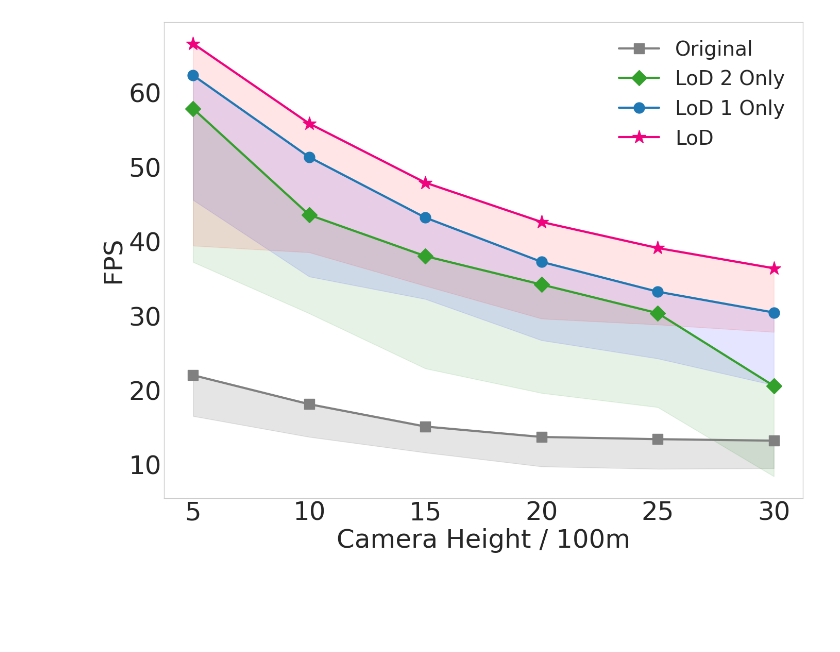
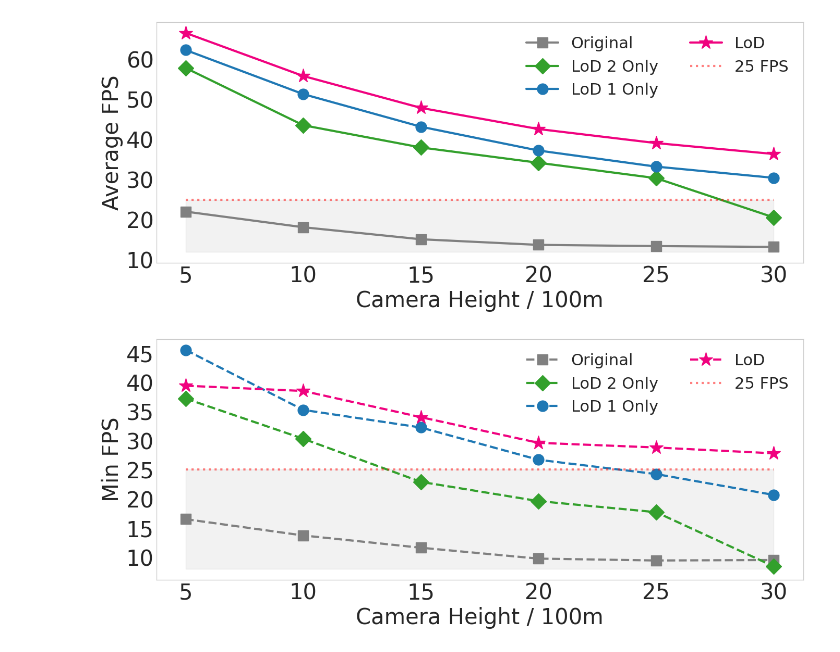
Before and after one commit to DekuLiuTesla/CityGaussian, a Jupyter notebook: notebooks/compare_FPS.ipynb, the cells around one changed output. Saved outputs shown, nothing was run; the diff lists cells and outputs as text; code cells hidden in the pictures; blank space fills up the shorter version.

```diff
--- a/notebooks/compare_FPS.ipynb
+++ b/notebooks/compare_FPS.ipynb
@@ -18,29 +18,65 @@ Min_FPS_LoD_1 = [45.54, 35.25, 32.23, 26.69, 24.24, 20.66]
 Min_FPS_LoD = [39.4, 38.5, 34.0, 29.6, 28.8, 27.8]
 # %%
 plt.style.use('seaborn-whitegrid')
-plt.figure(figsize=(16, 12))
+plt.figure(figsize=(16, 6))
 size1, size2, line_width = 15, 20, 3
 plt.plot(heights, Mean_Org, label='Original', color='gray', marker='s', markersize=size1, linewidth=line_width)
 plt.plot(heights, Mean_FPS_LoD_2, label='LoD 2 Only', color=plt.get_cmap('Paired')(3), marker='D', markersize=size1, linewidth=line_width)
 plt.plot(heights, Mean_FPS_LoD_1, label='LoD 1 Only', color=plt.get_cmap('Paired')(1), marker='o', markersize=size1, linewidth=line_width)
 plt.plot(heights, Mean_FPS_LoD, label='LoD', color=plt.get_cmap('Accent')(5), marker='*', markersize=size2, linewidth=line_width)
 
-plt.fill_between(heights, Min_Org, Mean_Org, color='black', alpha=0.1)
-plt.fill_between(heights, Min_FPS_LoD_2, Mean_FPS_LoD_2, color='g', alpha=0.1)
-plt.fill_between(heights, Min_FPS_LoD_1, Mean_FPS_LoD_1, color='b', alpha=0.1)
-plt.fill_between(heights, Min_FPS_LoD, Mean_FPS_LoD, color='r', alpha=0.1)
+# draw the line of 25 FPS
+plt.plot([5, 30], [25, 25], color='red', label="25 FPS", linestyle='dotted', linewidth=line_width, alpha=0.5)
+plt.fill_between([5, 30], [12, 12], [25, 25], color='black', alpha=0.05)
+
+# plt.fill_between(heights, Min_Org, Mean_Org, color='black', alpha=0.1)
+# plt.fill_between(heights, Min_FPS_LoD_2, Mean_FPS_LoD_2, color='g', alpha=0.1)
+# plt.fill_between(heights, Min_FPS_LoD_1, Mean_FPS_LoD_1, color='b', alpha=0.1)
+# plt.fill_between(heights, Min_FPS_LoD, Mean_FPS_LoD, color='r', alpha=0.1)
 
 # plt.plot(heights, Min_Org, color='gray', marker='s', linestyle='dashed', markersize=size1, linewidth=line_width)
 # plt.plot(heights, Min_FPS_LoD_2, color='limegreen', marker='D', linestyle='dashed', markersize=size1, linewidth=line_width)
 # plt.plot(heights, Min_FPS_LoD_1, color='dodgerblue', marker='o', linestyle='dashed', markersize=size1, linewidth=line_width)
 # plt.plot(heights, Min_FPS_LoD, color='red', marker='*', linestyle='dashed', markersize=size2, linewidth=line_width)
 
-font_size = 36
+font_size = 30
 plt.xticks(fontsize=font_size)
 plt.yticks(fontsize=font_size)
 plt.xlabel('Camera Height / 100m', fontsize=font_size)
-plt.ylabel('FPS', fontsize=font_size)
-plt.legend(fontsize=font_size-8)
+plt.ylabel('Average FPS', fontsize=font_size)
+plt.legend(fontsize=font_size-8, ncol=2)
 plt.grid(False)
 # %% [output]
-[figure, old version]
+[figure, new version]
+# %%
+plt.style.use('seaborn-whitegrid')
+plt.figure(figsize=(16, 6))
+size1, size2, line_width = 15, 20, 3
+# plt.plot(heights, Mean_Org, label='Original', color='gray', marker='s', markersize=size1, linewidth=line_width)
+# plt.plot(heights, Mean_FPS_LoD_2, label='LoD 2 Only', color=plt.get_cmap('Paired')(3), marker='D', markersize=size1, linewidth=line_width)
+# plt.plot(heights, Mean_FPS_LoD_1, label='LoD 1 Only', color=plt.get_cmap('Paired')(1), marker='o', markersize=size1, linewidth=line_width)
+# plt.plot(heights, Mean_FPS_LoD, label='LoD', color=plt.get_cmap('Accent')(5), marker='*', markersize=size2, linewidth=line_width)
+
+# plt.fill_between(heights, Min_Org, Mean_Org, color='black', alpha=0.1)
+# plt.fill_between(heights, Min_FPS_LoD_2, Mean_FPS_LoD_2, color='g', alpha=0.1)
+# plt.fill_between(heights, Min_FPS_LoD_1, Mean_FPS_LoD_1, color='b', alpha=0.1)
+# plt.fill_between(heights, Min_FPS_LoD, Mean_FPS_LoD, color='r', alpha=0.1)
+
+plt.plot(heights, Min_Org, color='gray', marker='s', linestyle='dashed', label='Original', markersize=size1, linewidth=line_width)
+plt.plot(heights, Min_FPS_LoD_2, color=plt.get_cmap('Paired')(3), marker='D', linestyle='dashed', label='LoD 2 Only', markersize=size1, linewidth=line_width)
+plt.plot(heights, Min_FPS_LoD_1, color=plt.get_cmap('Paired')(1), marker='o', linestyle='dashed', label='LoD 1 Only', markersize=size1, linewidth=line_width)
+plt.plot(heights, Min_FPS_LoD, color=plt.get_cmap('Accent')(5), marker='*', linestyle='dashed', label='LoD', markersize=size2, linewidth=line_width)
+
+# draw the line of 25 FPS
+plt.plot([5, 30], [25, 25], color='red', label="25 FPS", linestyle='dotted', linewidth=line_width, alpha=0.5)
+plt.fill_between([5, 30], [8, 8], [25, 25], color='black', alpha=0.05)
+
+font_size = 30
+plt.xticks(fontsize=font_size)
+plt.yticks(fontsize=font_size)
+plt.xlabel('Camera Height / 100m', fontsize=font_size)
+plt.ylabel('Min FPS', fontsize=font_size)
+plt.legend(fontsize=font_size-8, ncol=2)
+plt.grid(False)
+# %% [output]
+[figure, added]
```
